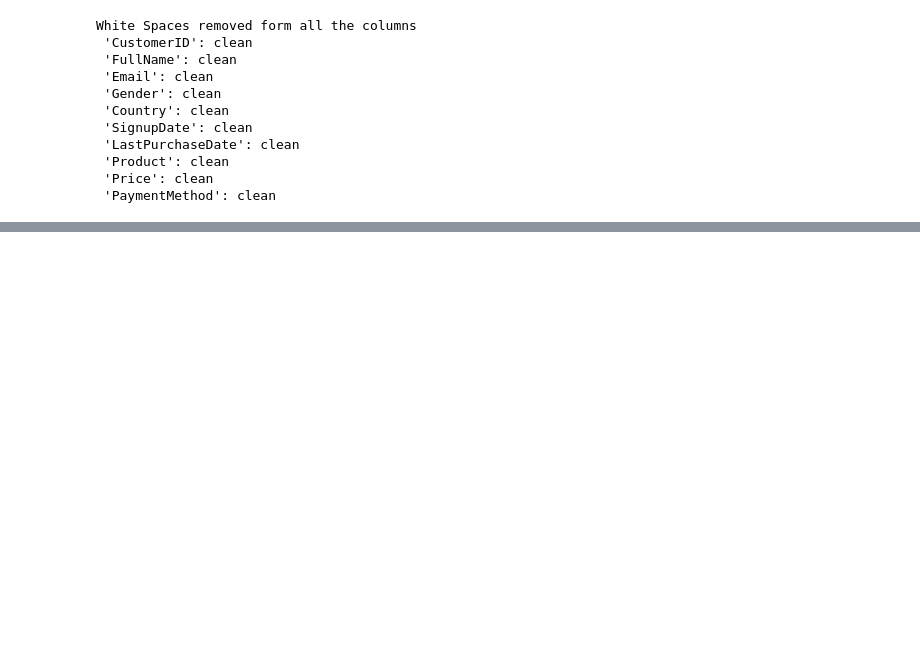
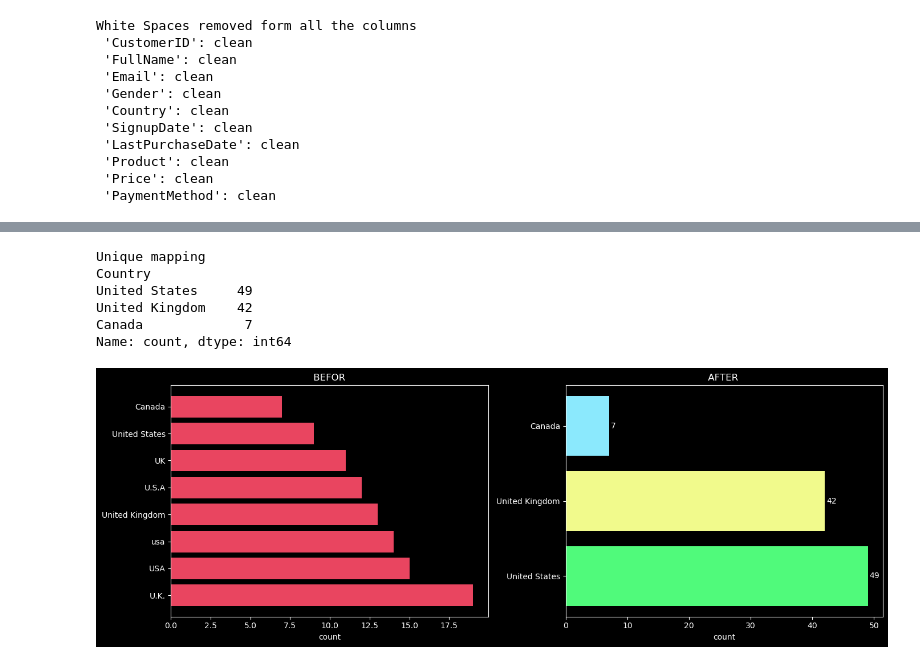
Before and after one commit to kuldeepgaur02/Data-Cleanig-, a Jupyter notebook: Data_cleaning_file.ipynb, the cells around one changed output, grey strips where cells are left out. Cells and saved outputs as stored; diff of their text form; code cells hidden in the pictures; blank space fills up the shorter version.

```diff
--- a/Data_cleaning_file.ipynb
+++ b/Data_cleaning_file.ipynb
@@ -417,0 +511,53 @@ White Spaces removed form all the columns
+# %%
+
+country_map = {
+    'usa'            : 'United States',
+    'USA'            : 'United States',
+    'U.S.A'          : 'United States',
+    'United States'  : 'United States',
+    'uk'             : 'United Kingdom',
+    'UK'             : 'United Kingdom',
+    'U.K.'           : 'United Kingdom',
+    'United Kingdom' : 'United Kingdom',
+    'Canada'         : 'Canada',
+}
+
+
+df['Country'] = df['Country'].replace(country_map)
+
+print("Unique mapping")
+print(df['Country'].value_counts())
+# %% [output]
+Unique mapping
+Country
+United States     49
+United Kingdom    42
+Canada             7
+Name: count, dtype: int64
+# %%
+fig, axes = plt.subplots(1,2,figsize = (14,5))
+
+## before
+country_befor = df_raw['Country'].value_counts()
+
+axes[0].barh(country_befor.index,country_befor.values,color ='#e94560')
+axes[0].set_title(" BEFOR ",color ='white',fontsize = 12)
+axes[0].tick_params(color='white')
+axes[0].set_xlabel('count',color = 'white')
+
+## after
+country_after = df['Country'].value_counts()
+
+axes[1].barh(country_after.index,country_after.values,color=['#50fa7b', '#f1fa8c', '#8be9fd'])
+axes[1].set_title(" AFTER  ",color ='white',fontsize = 12)
+axes[1].tick_params(color='white')
+axes[1].set_xlabel('count',color = 'white')
+
+for i , v in enumerate(country_after.values):
+    axes[1].text(v+0.3,i,str(v),va='center',color= 'white')
+
+plt.tight_layout()
+plt.savefig('country_clean.png',dpi =150 , bbox_inches ='tight' ,facecolor = '#1a1a2e')
+plt.show()
+# %% [output]
+[figure, added]
```
Also changed, not shown: parts of 4 cells of this notebook, 2 other files.
